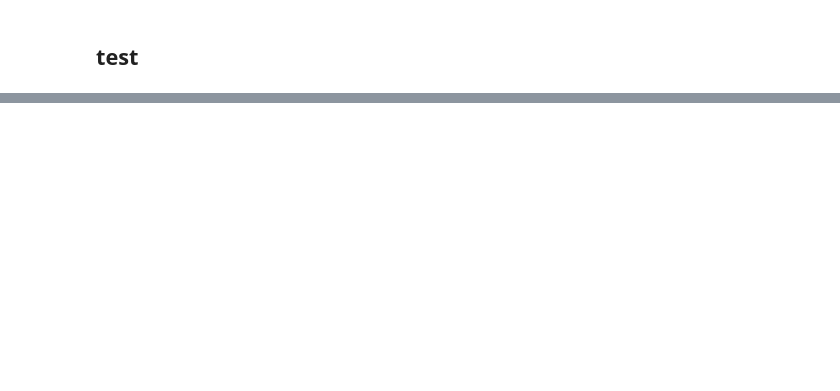
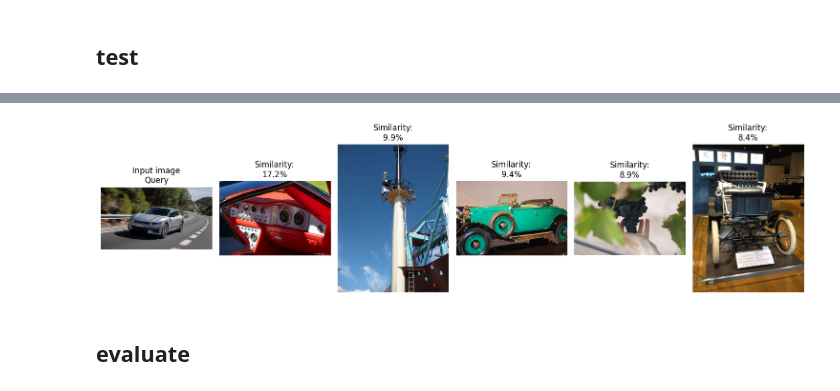
Before and after one commit to robosun78/20242R0136COSE47402, a Jupyter notebook: FinalProject/Final_proejct_2022320027.ipynb, the cells around one changed output, grey strips where cells are left out. Saved outputs shown, nothing was run; the diff lists cells and outputs as text; code cells hidden in the pictures; blank space fills up the shorter version.

Commit message:
CLIP&DINOv2&Vit implement + Dataset

```diff
--- a/FinalProject/Final_proejct_2022320027.ipynb
+++ b/FinalProject/Final_proejct_2022320027.ipynb
@@ -151,7 +272,13 @@ img = ''
+# %%
+test_img='/content/CAR_IMAGE.jpg'
+test_img = Image.open(test_img)
 # %%
-dino_features = extract_features_dino(img)
-image_features_dino = normalizeL2(dino_features)
-clip_features = extract_features_clip(img)
+#dino_features = extract_features_dino(test_img)
+#image_features_dino = normalizeL2(dino_features)
+#print(test_img.shape)
+clip_features = extract_features_clip(test_img)
 image_features_clip = normalizeL2(clip_features)
+#vit_features = extract_features_vit(test_img)
+#image_features_vit = normalizeL2(vit_features)
 # %%
 index_clip = faiss.read_index("clip.index")
@@ -161,0 +295,4 @@ d_clip,i_clip = index_clip.search(image_features_clip,5)
+# %%
+for idx, dist in zip(i_clip[0], d_clip[0]):
+  print(idx)
+  print(reference_list[idx], dist)
@@ -161,0 +314,4 @@ d_clip,i_clip = index_clip.search(image_features_clip,5)
+# %%
+retrieved_images = [
+    {"path": os.path.join(reference_folder_path,reference_list[idx]+'.jpg'), "similarity": 100 - dist* 100} for idx, dist in zip(i_clip[0], d_clip[0])
+]
@@ -161,0 +331,32 @@ d_clip,i_clip = index_clip.search(image_features_clip,5)
+# %%
+def visualize_similar_images(query_image, retrieved_images):
+    # 쿼리 이미지 로드
+
+    # 설정: 시각화 크기
+    fig, axes = plt.subplots(1, len(retrieved_images) + 1, figsize=(15, 5))
+
+    # 쿼리 이미지 표시
+    axes[0].imshow(query_image)
+    axes[0].axis("off")
+    axes[0].set_title("Input image\nQuery")
+
+    # 검색된 이미지 표시
+    for i, img_info in enumerate(retrieved_images):
+        # 이미지 로드
+        img = Image.open(img_info["path"]).convert("RGB")
+        similarity = img_info["similarity"]
+
+        # 이미지 표시
+        axes[i + 1].imshow(img)
+        axes[i + 1].axis("off")
+        axes[i + 1].set_title(f"Similarity:\n{similarity:.1f}%")
+
+    plt.tight_layout()
+    plt.show()
+
+# 5. 함수 호출
+visualize_similar_images(test_img, retrieved_images)
+# %% [output]
+[figure, added]
+# %% [markdown]
+## evaluate
```
Also changed, not shown: parts of 45 cells of this notebook.
